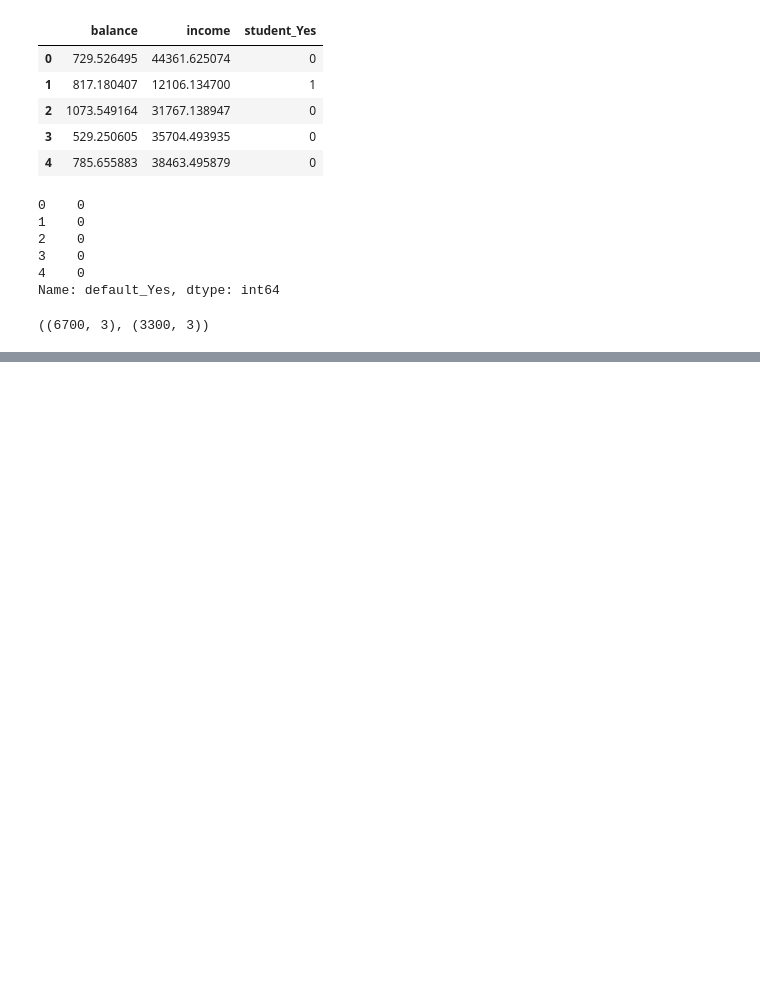
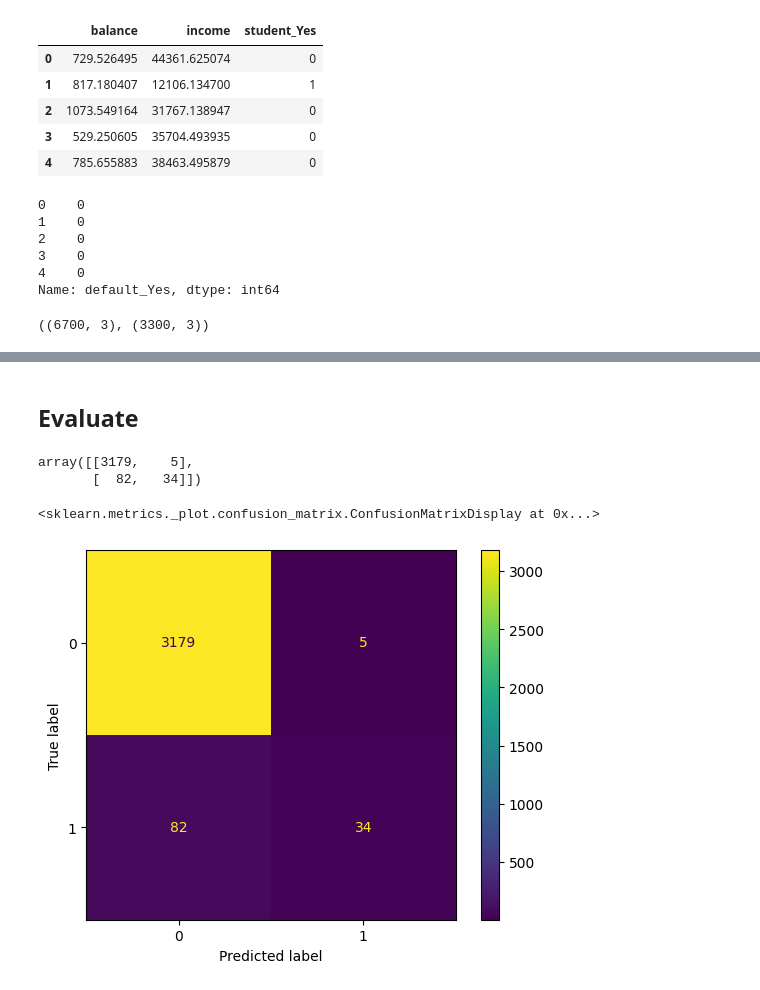
Before and after one commit to kokchun/ai_engineering_kokchun_giang, a Jupyter notebook: code-alongs/04_logistic_regression/logistic_regression.ipynb, the cells around one changed output, grey strips where cells are left out. Saved outputs shown, nothing was run; the diff lists cells and outputs as text; code cells hidden in the pictures; blank space fills up the shorter version.

Commit message:
confusion matrix

```diff
--- a/code-alongs/04_logistic_regression/logistic_regression.ipynb
+++ b/code-alongs/04_logistic_regression/logistic_regression.ipynb
@@ -171,0 +176,13 @@ Proportion default in test data: 0.035
+# %%
+from sklearn.preprocessing import StandardScaler
+
+scaler = StandardScaler()
+scaler.fit(X_train)
+
+scaled_X_train =  scaler.transform(X_train)
+scaled_X_test =  scaler.transform(X_test)
+
+print(f"{scaled_X_train.mean() = }")
+print(f"{scaled_X_train.std() = }")
+print(f"{scaled_X_test.mean() = }")
+print(f"{scaled_X_test.std() = }")
@@ -171,0 +196,6 @@ Proportion default in test data: 0.035
+# %%
+from sklearn.linear_model import LogisticRegression
+
+model = LogisticRegression()
+model.fit(scaled_X_train, y_train)
+model.coef_
@@ -171,0 +238,3 @@ Proportion default in test data: 0.035
+# %%
+y_pred = model.predict(scaled_X_test)
+y_pred
@@ -171,0 +254,15 @@ Proportion default in test data: 0.035
+# %% [markdown]
+## Evaluate
+# %%
+from sklearn.metrics import confusion_matrix, ConfusionMatrixDisplay, classification_report
+
+cm = confusion_matrix(y_test, y_pred)
+cm
+# %% [output]
+array([[3179,    5],
+       [  82,   34]])
+# %%
+ConfusionMatrixDisplay(cm).plot()
+# %% [output]
+<sklearn.metrics._plot.confusion_matrix.ConfusionMatrixDisplay at 0x...>
+[figure, added]
```
Also changed, not shown: parts of 14 cells of this notebook.
